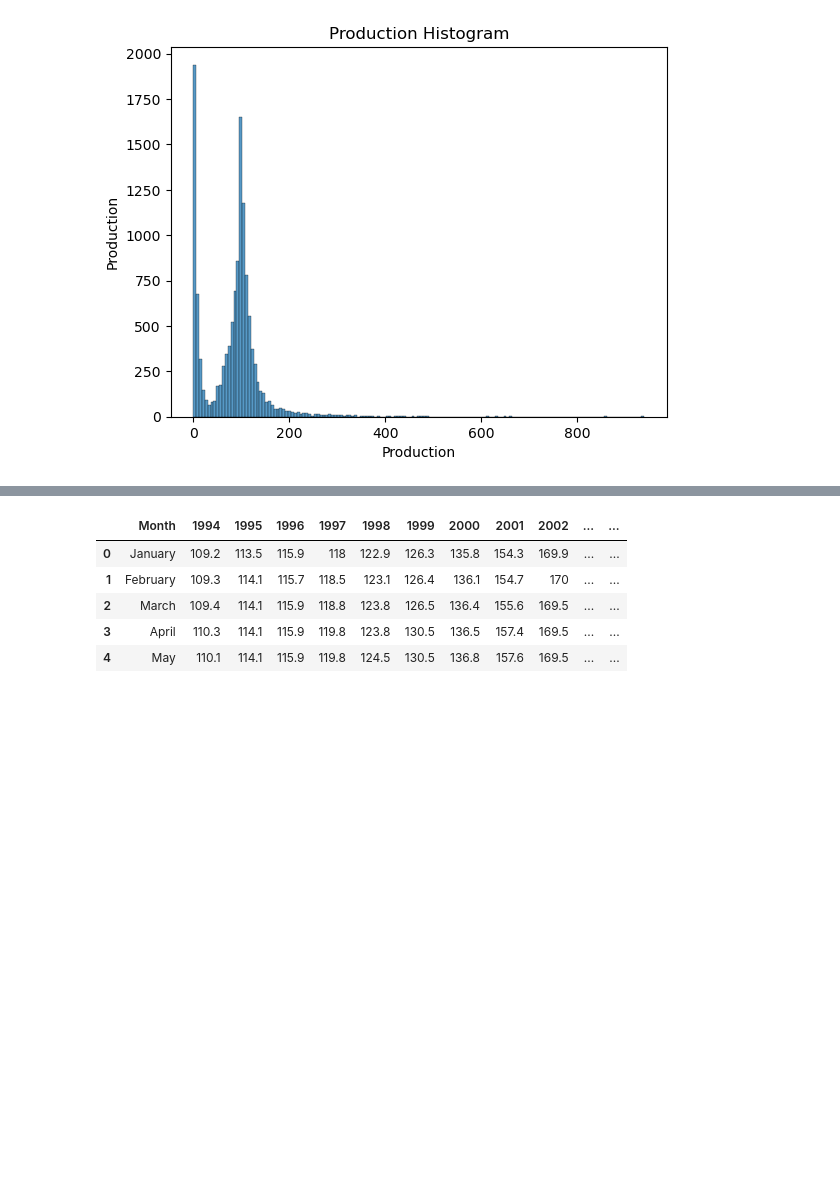
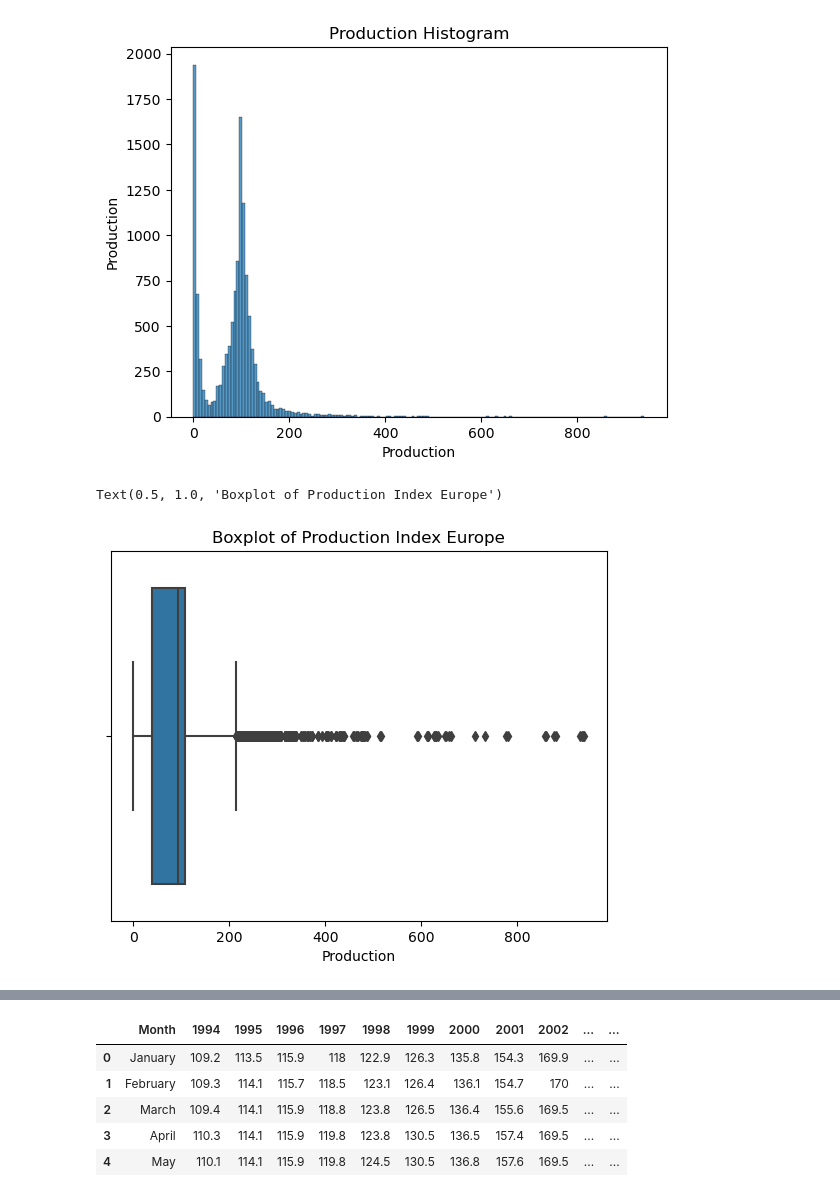
Before and after one commit to rachelhurleycct/CA2, a Jupyter notebook: CA2.ipynb, the cells around one changed output, grey strips where cells are left out. Drawn from its saved outputs; the diff is of its cells as text; code cells hidden in the pictures; blank space fills up the shorter version.

Commit message:
Update CA2.ipynb
further inferential stats and visualisations. messed up df5, needs to be revisited.

```diff
--- a/CA2.ipynb
+++ b/CA2.ipynb
@@ -430,3 +451,9 @@ ax.set(xlabel='Production', ylabel='Production', title ='Production Histogram')
  Text(0, 0.5, 'Production'),
  Text(0.5, 1.0, 'Production Histogram')]
 [figure]
+# %%
+sns.boxplot(x=df2["Production"])
+plt.title("Boxplot of Production Index Europe")
+# %% [output]
+Text(0.5, 1.0, 'Boxplot of Production Index Europe')
+[figure, added]
```
Also changed, not shown: parts of 19 cells of this notebook.
